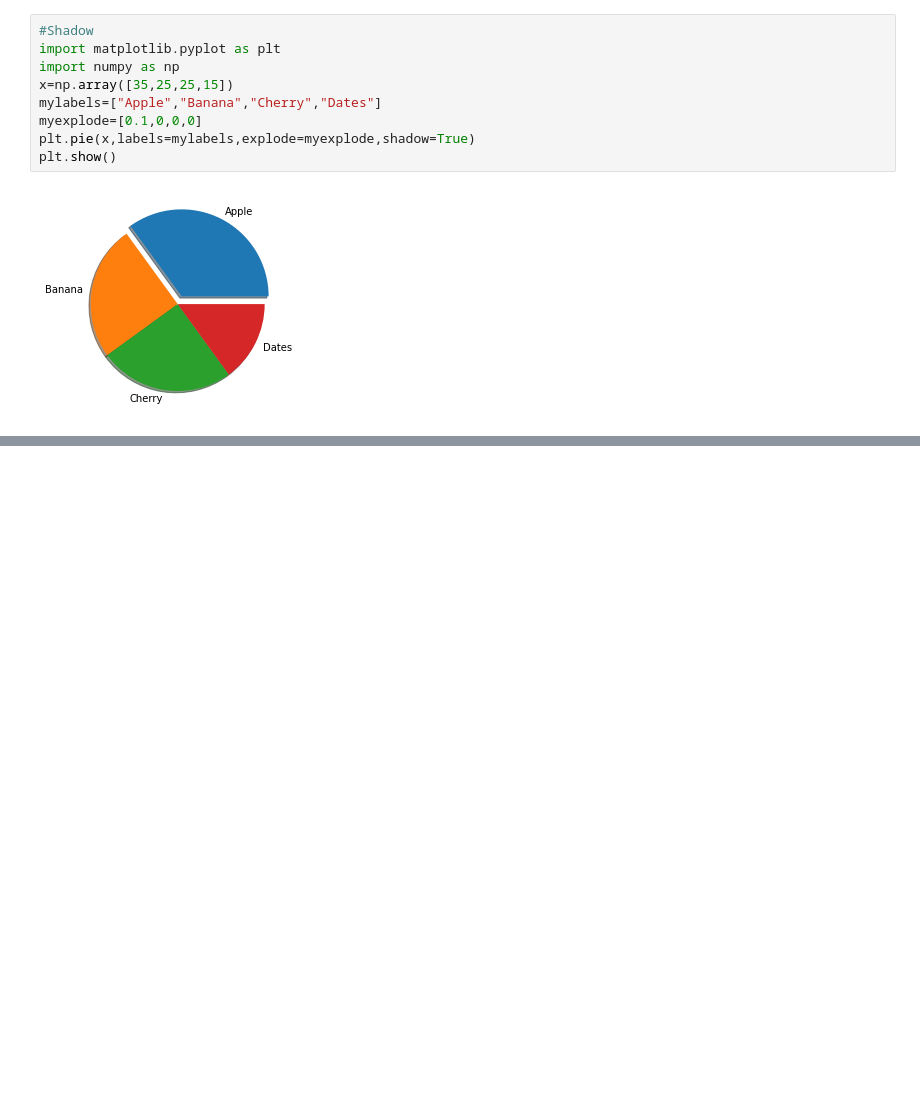
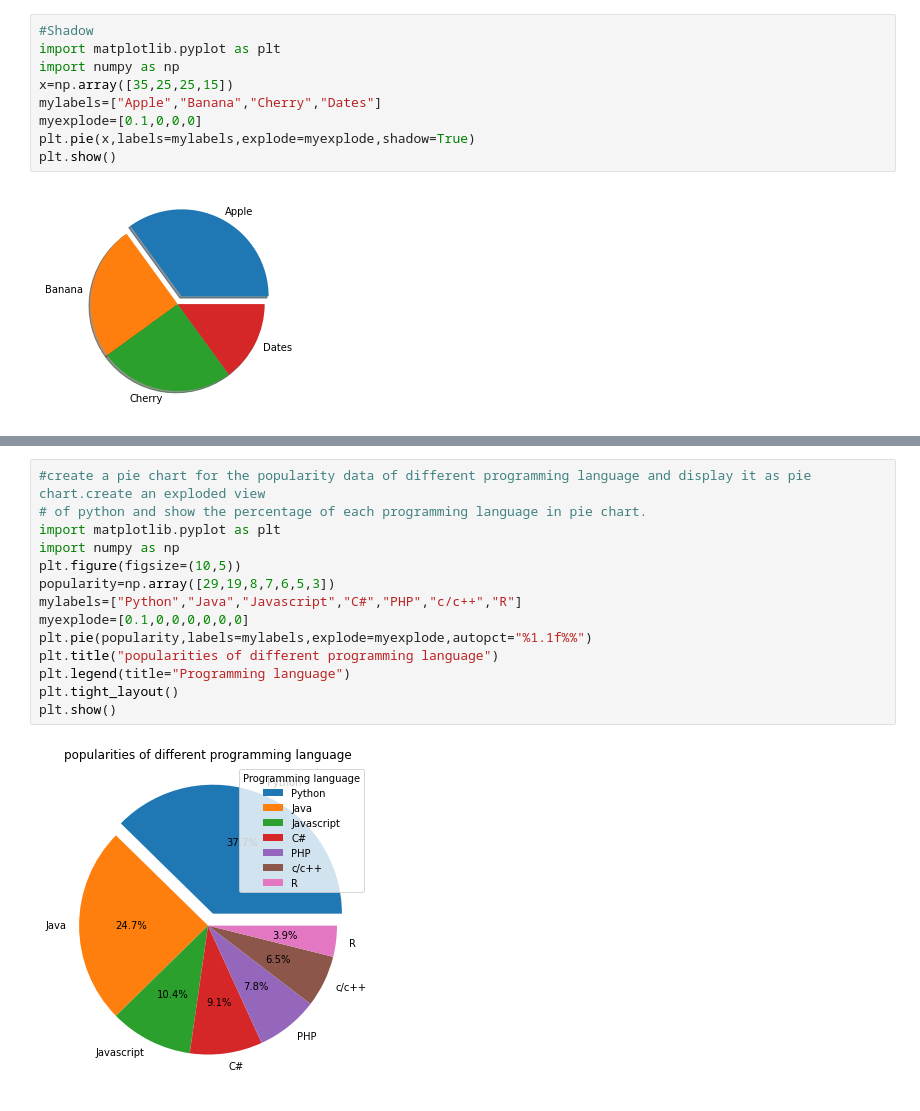
Before and after one commit to harshil2024-gh/python, a Jupyter notebook: Chapter 10- matplotlib.ipynb, the cells around one changed output, grey strips where cells are left out. Saved outputs shown, nothing was run; the diff lists cells and outputs as text; blank space fills up the shorter version.

```diff
--- a/Chapter 10- matplotlib.ipynb
+++ b/Chapter 10- matplotlib.ipynb
@@ -293,0 +367,16 @@ plt.show()
+# %%
+#create a pie chart for the popularity data of different programming language and display it as pie chart.create an exploded view
+# of python and show the percentage of each programming language in pie chart.
+import matplotlib.pyplot as plt
+import numpy as np
+plt.figure(figsize=(10,5))
+popularity=np.array([29,19,8,7,6,5,3])
+mylabels=["Python","Java","Javascript","C#","PHP","c/c++","R"]
+myexplode=[0.1,0,0,0,0,0,0]
+plt.pie(popularity,labels=mylabels,explode=myexplode,autopct="%1.1f%%")
+plt.title("popularities of different programming language")
+plt.legend(title="Programming language")
+plt.tight_layout()
+plt.show()
+# %% [output]
+[figure, added]
```
Also changed, not shown: parts of 13 cells of this notebook.
